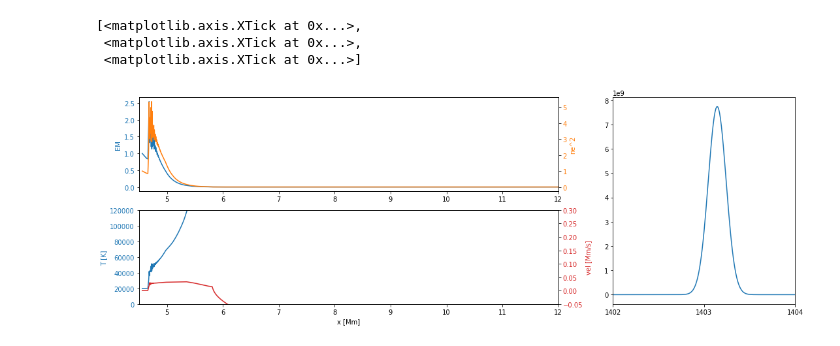
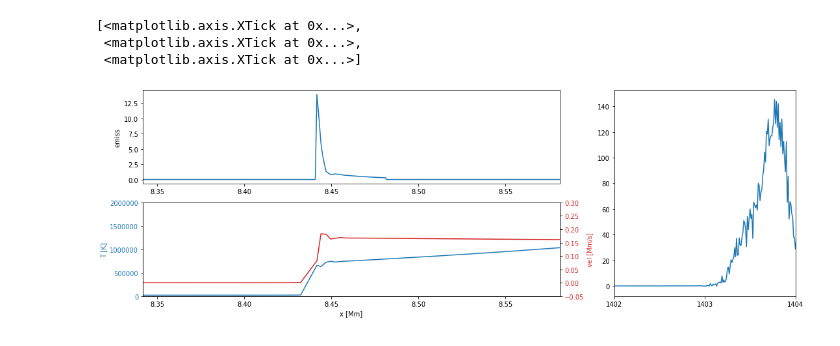
Before and after one commit to wilashfie/synth_spec, a Jupyter notebook: plot_all.ipynb, the cells around one changed output. Cells and saved outputs as stored; diff of their text form; code cells hidden in the pictures.

```diff
--- a/plot_all.ipynb
+++ b/plot_all.ipynb
@@ -16,6 +16,8 @@ frac = readsav('/Users/WilliamHenryAshfieldIV/dat/f4_si_iv_nei.sav',verbose=Fals
 log10T,log10G = np.loadtxt('/Users/WilliamHenryAshfieldIV/dat/goft_1403.dat.txt',comments='%',unpack=True)
+# %%
+i = 78 # in 0.1 s
 # %%
-arrs = create_arr(tube,frac,log10T,log10G,time=500)
+arrs = create_arr(tube,frac,log10T,log10G,time=i)
 x = arrs['x']
 v = arrs['v']
 T = arrs['T']
@@ -23,51 +25,50 @@ ne = arrs['ne']
 wav = arrs['wav']
 spec = arrs['spec']
 EM = arrs['EM']
+g = arrs['g']
+fac = arrs['fac']
-# %%
-EM /= EM[0]
-ne /= ne[0]
+# %%
+emiss = EM*10**g*fac
+iis = np.where(emiss>0)
+iis = iis[0]
+
+if (len(iis)>0):
+    x_l, x_r = x[iis[0]]-0.1,x[iis[-1]]+0.1
 # %%
 fig = plt.figure(figsize=(18,9))
 ax1 = plt.subplot2grid((3, 3), (1, 0), colspan=2)
 ax2 = plt.subplot2grid((3, 3), (2, 0), colspan=2)
 ax3 = plt.subplot2grid((3, 3), (1, 2), rowspan=2)
 plt.subplots_adjust(wspace=0.3)
 
 
-ax1.plot(x,EM,label='EM',color='tab:blue')
-ax1.set_xlim(4.5,12)
-ax1.set_ylabel('EM', color='tab:blue')
-ax1.tick_params(axis='y', labelcolor='tab:blue')
+ax1.plot(x,emiss,label='EM',color='tab:blue')
+ax1.set_xlim(x_l,x_r)
+ax1.set_ylabel('emiss')
 
-
-ax5 = ax1.twinx()
-ax5.plot(x,ne**2,label='ne^2',color='tab:orange')
-ax5.set_ylabel('ne^2',color='tab:orange')
-ax5.tick_params(axis='y', labelcolor='tab:orange')
 
 
 color = 'tab:blue'
 ax2.plot(x,T*1e6,color=color)
-ax2.set_ylim(0,1.2*1e5)
+ax2.set_ylim(0,2*1e6)
 ax2.set_xlabel('x [Mm]')
 ax2.set_ylabel('T [K]', color=color)
 ax2.tick_params(axis='y', labelcolor=color)
-ax2.set_xlim(4.5,12)
-
+ax2.set_xlim(x_l,x_r)
 
 ax4 = ax2.twinx()
 color = 'tab:red'
 ax4.plot(x, v, color=color)
 ax4.set_ylabel('vel [Mm/s]', color=color)  # we already handled the x-label with ax1
 ax4.tick_params(axis='y', labelcolor=color)
 ax4.set_ylim(-0.05,0.3)
 
 
 ax3.plot(wav,spec)
 ax3.set_xlim(1402,1404)
 ax3.set_xticks(np.arange(1402, 1405, 1))
 # %% [output]
 [<matplotlib.axis.XTick at 0x...>,
  <matplotlib.axis.XTick at 0x...>,
  <matplotlib.axis.XTick at 0x...>]
-[figure, old version]
+[figure, new version]
```
Also changed, not shown: parts of 1 cell of this notebook, 1 other file.
